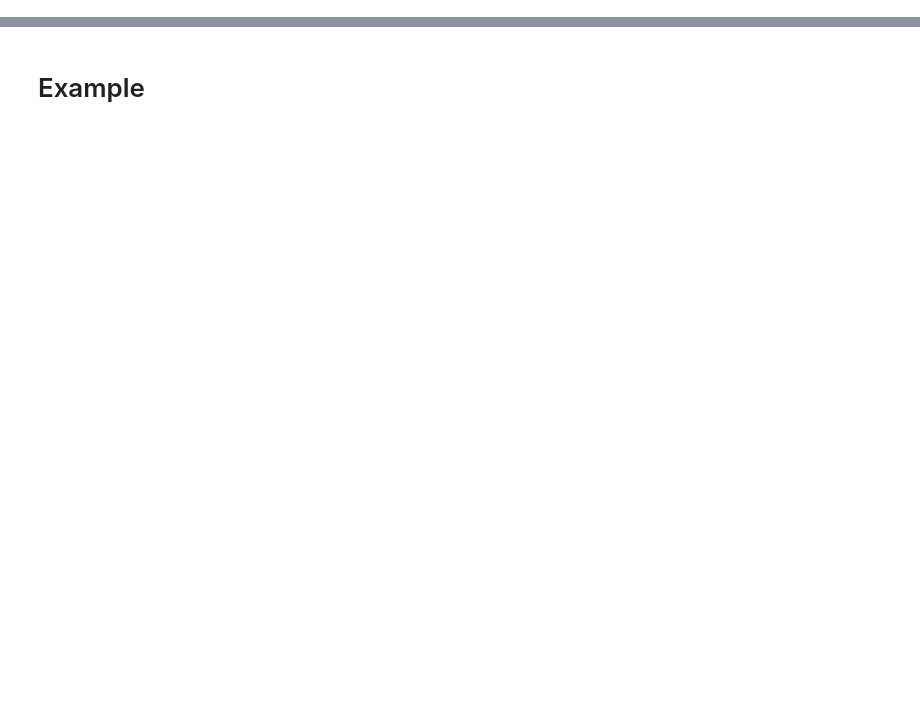
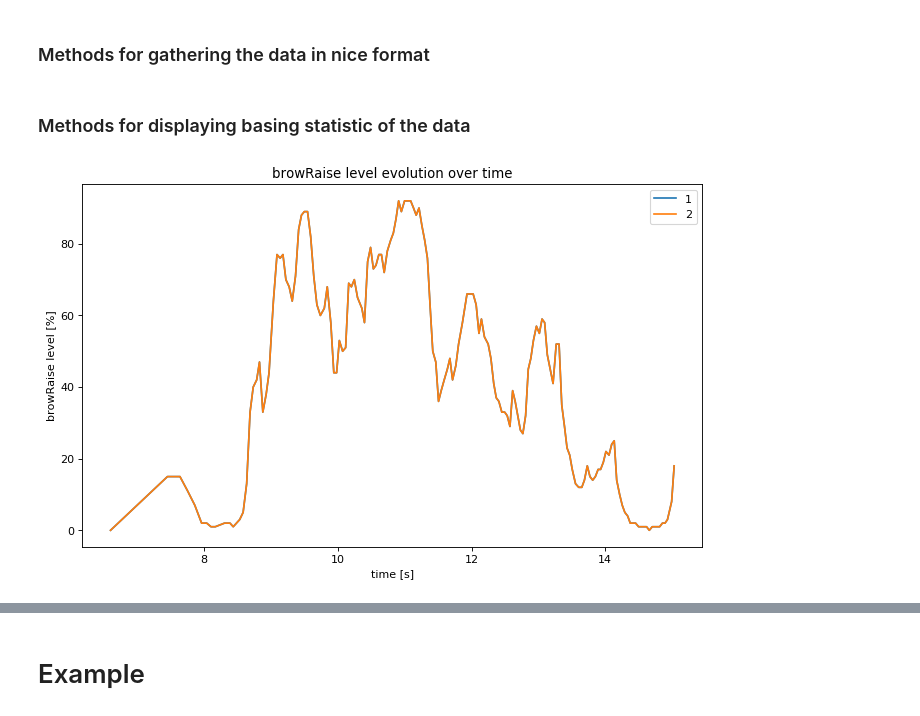
Before and after one commit to valentinoli/robot-anthropomorphism, a Jupyter notebook: python/project.ipynb, the cells around one changed output, grey strips where cells are left out. Drawn from its saved outputs; the diff is of its cells as text; code cells hidden in the pictures; blank space fills up the shorter version.

Commit message:
python add plot method

```diff
--- a/python/project.ipynb
+++ b/python/project.ipynb
@@ -30,6 +34,14 @@ IMPRESSIONS = {"Anthropomorphism": ANTHROPOMORPHISM_COLUMNS,
                "Animacy":ANIMACY_COLUMNS,
                "Likeability":LIKEABILITY_COLUMNS,
                "Intelligence":INTELLIGENCE_COLUMNS}
+
+FEATURES = ['smile', 'innerBrowRaise', 'browRaise', 'browFurrow', 'noseWrinkle',
+       'upperLipRaise', 'lipCornerDepressor', 'chinRaise', 'lipPucker',
+       'lipPress', 'lipSuck', 'mouthOpen', 'smirk', 'eyeClosure', 'attention',
+       'lidTighten', 'jawDrop', 'dimpler', 'eyeWiden', 'cheekRaise',
+       'lipStretch']
+# %% [markdown]
+### Methods for gathering the data in nice format
 # %%
 def collect_answers(aggregate=False):
     """
@@ -99,3 +125,30 @@ def collect_all_features(aggregate="mean"):
     for id_ in identifiers:
         ans = pd.concat([ans, collect_features(id_, aggregate=aggregate)])
     return ans
+# %% [markdown]
+### Methods for displaying basing statistic of the data
+# %%
+def plot_feature_evolution(feature_name, indices):
+    """
+    Description:
+    Plot the evolution of a given feature
+    over time for the given experiments indices
+
+    Arguments:
+    feature_name -- which feature to plot must be an element of the FEATURES list
+    indicies -- indicies of the experiment we want to plot
+    """
+    plt.figure(num=None, figsize=(10, 6), dpi=80, facecolor='w', edgecolor='k')
+
+    for i in indices:
+        time_serie = collect_features(i)[feature_name]
+        plt.plot(time_serie)
+    plt.ylabel("{0} level [%]".format(feature_name))
+    plt.xlabel("time [s]")
+    plt.legend(indices)
+    plt.title("{0} level evolution over time".format(feature_name))
+    plt.show()
+# %%
+plot_feature_evolution("browRaise", ["1","2"])
+# %% [output]
+[figure, added]
```
Also changed, not shown: parts of 10 cells of this notebook.
